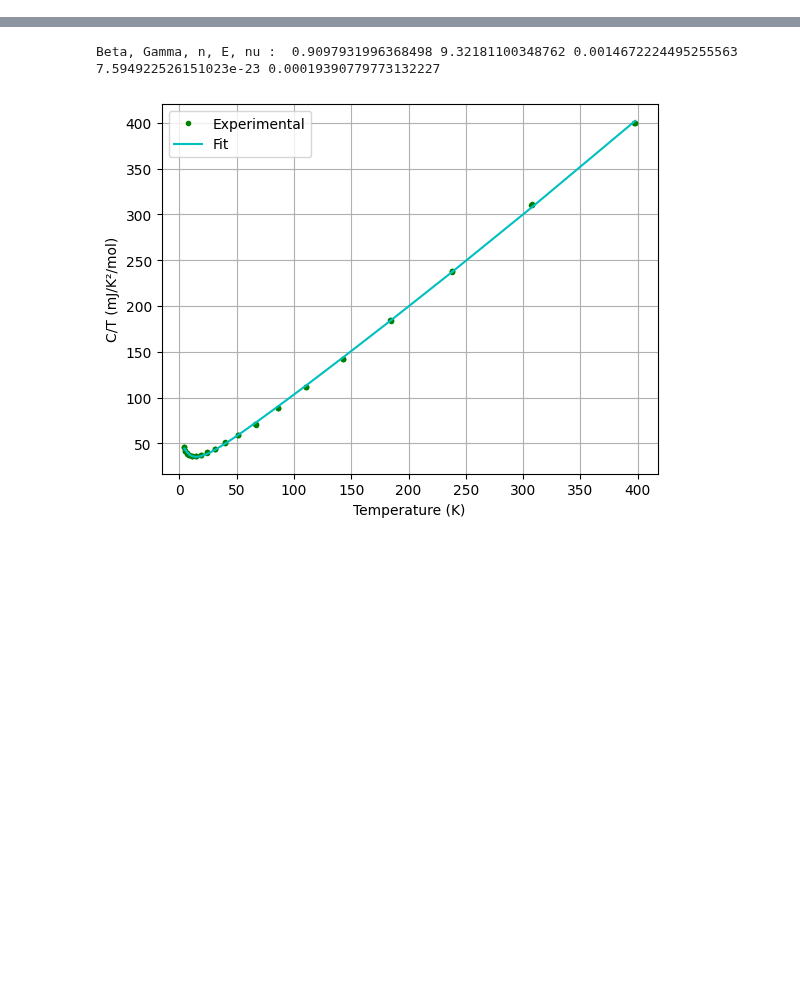
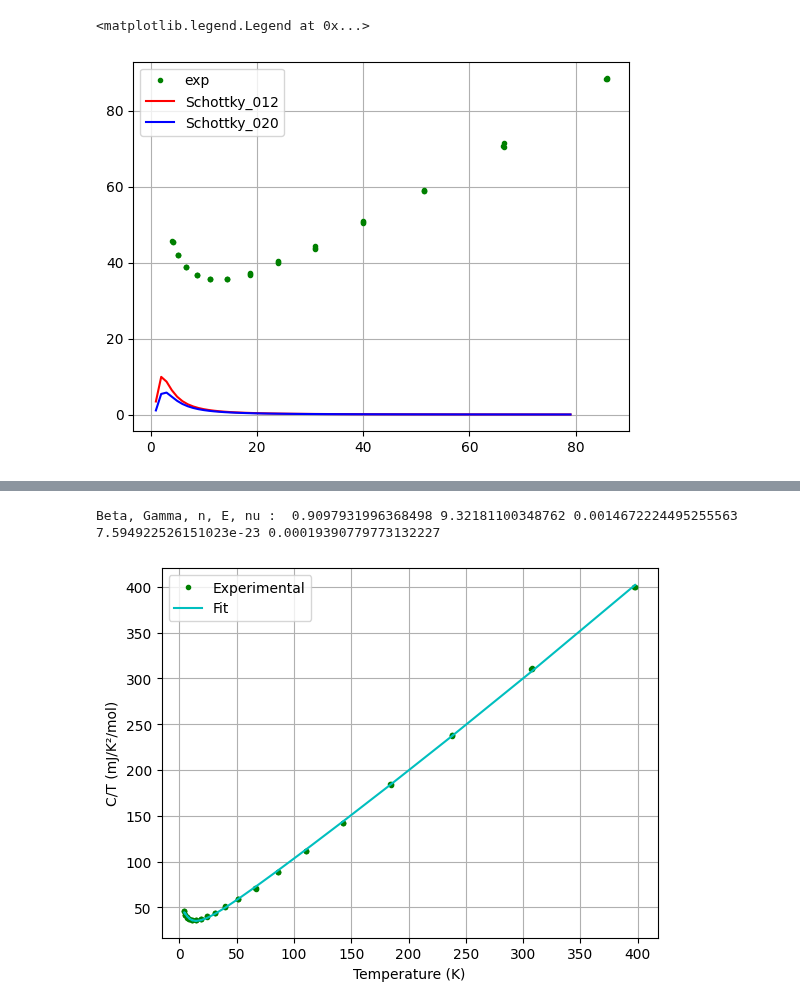
Before and after one commit to Gamal-on/YBCO, a Jupyter notebook: results_YBCO_P24.ipynb, the cells around one changed output, grey strips where cells are left out. Saved outputs shown, nothing was run; the diff lists cells and outputs as text; code cells hidden in the pictures; blank space fills up the shorter version.

```diff
--- a/results_YBCO_P24.ipynb
+++ b/results_YBCO_P24.ipynb
@@ -35,3 +39,23 @@ Beta, Gamma, n, E :  0.9895588430195549 3.921420707164871 0.001610304573879326 7
+# %%
+squared_temp_bounded, hc_div_T_bounded = tools.tab_interval(cnt.squared_temperature_P24, cnt.hc_div_temp_P24, 0, 100)
+temp_test = np.arange(0, 80, 1)
+
+y_fit_012 = sch.schottky(np.sqrt(squared_temp_bounded), 2.5931031223380538e-23, 0.0023569099183506684)
+y_fit_020 = sch.schottky(np.sqrt(squared_temp_bounded), 8.499999999604586e-23, 0.00163669054864844 )
+
+
+y_fit_012_test = sch.schottky(temp_test, 7.122830378432147e-23, 0.00273750863137411)
+y_fit_020_test = sch.schottky(temp_test, 8.499999999604586e-23, 0.00163669054864844 )
+
+plt.figure()
+plt.plot(squared_temp_bounded, hc_div_T_bounded, ".g", label="exp")
+plt.plot(temp_test, y_fit_012_test, "-r", label="Schottky_012")
+plt.plot(temp_test, y_fit_020_test, "-b", label="Schottky_020")
+plt.grid(True)
+plt.legend()
+# %% [output]
+<matplotlib.legend.Legend at 0x...>
+[figure, added]
 # %% [markdown]
 ### Linear fit, Debye model
 
```
Also changed, not shown: parts of 7 cells of this notebook, 4 other files.
